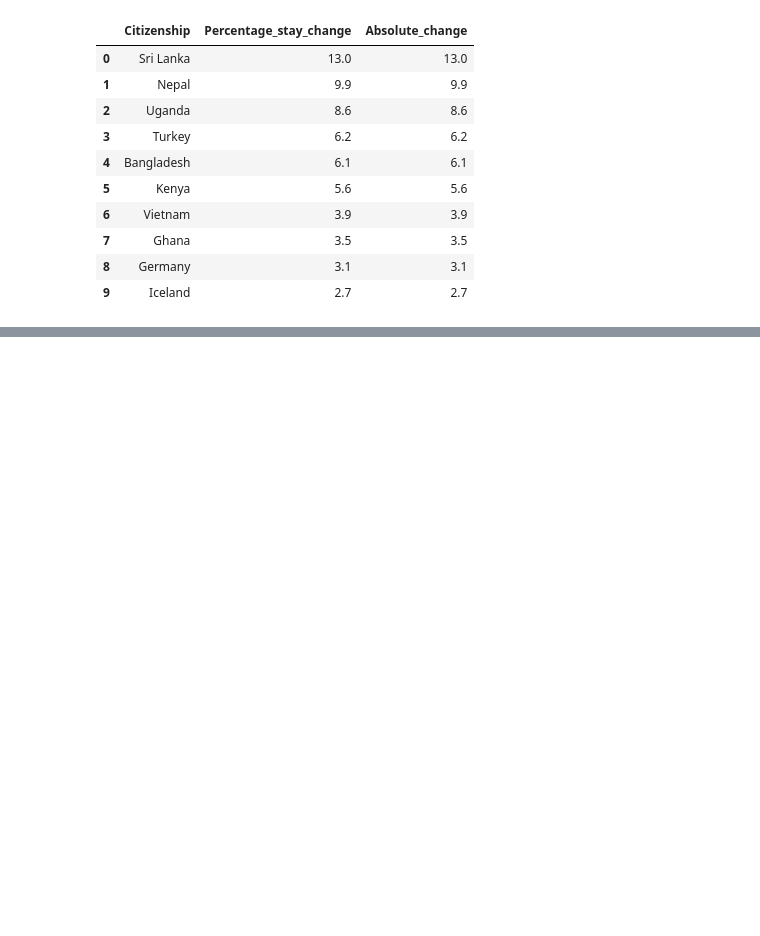
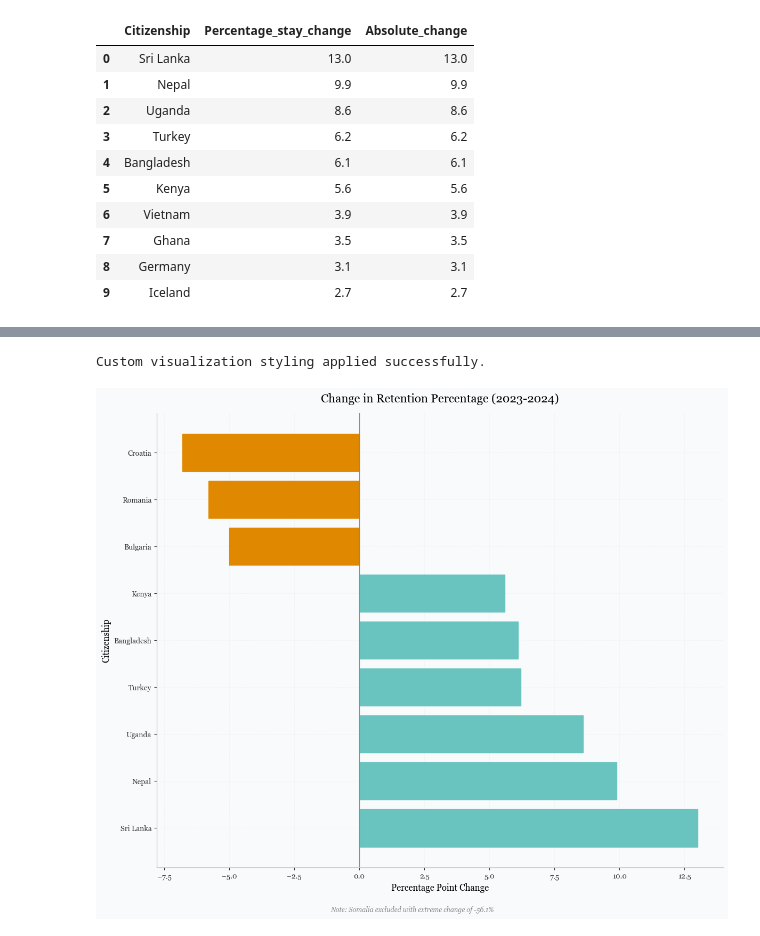
Before and after one commit to KellyDRasmussen/retention, a Jupyter notebook: retention 2024.ipynb, the cells around one changed output, grey strips where cells are left out. Drawn from its saved outputs; the diff is of its cells as text; code cells hidden in the pictures; blank space fills up the shorter version.

```diff
--- a/retention 2024.ipynb
+++ b/retention 2024.ipynb
@@ -480,3 +476,60 @@ filtered_trends_df.tail(30)
 | 58 | Romania | -5.8 | 5.8 |
 | 59 | Croatia | -6.8 | 6.8 |
 | 60 | Somalia | -56.1 | 56.1 |
+# %%
+# Apply custom styling
+cvs.setup_styling()
+
+
+# Filter for countries with absolute change of 5 percentage points or more
+significant_changes = filtered_trends_df[
+    (filtered_trends_df['Citizenship'] != 'Somalia') &
+    (filtered_trends_df['Absolute_change'] >= 5)
+]
+
+# Sort by the actual percentage change value
+significant_changes = significant_changes.sort_values('Percentage_stay_change', ascending=False)
+
+# Create a figure with appropriate size
+fig, ax = plt.subplots(figsize=(12, 10))
+
+# Create horizontal bars
+bars = ax.barh(significant_changes['Citizenship'], significant_changes['Percentage_stay_change'])
+
+# Color the bars based on direction of change
+for i, bar in enumerate(bars):
+    if significant_changes['Percentage_stay_change'].iloc[i] < 0:
+        bar.set_color(cvs.ORANGE)  # Use amber for decreases
+    else:
+        bar.set_color(cvs.TEAL)  # Use teal for increases
+
+# Apply styling
+cvs.apply_chart_style(
+    ax,
+    title="Change in Retention Percentage (2023-2024)",
+    xlabel="Percentage Point Change",
+    ylabel="Citizenship",
+    grid=True
+)
+
+# Add a vertical line at x=0 to clearly separate increases and decreases
+ax.axvline(x=0, color=cvs.COLORS['gray_dark'], linestyle='-', linewidth=1)
+
+
+
+# Add a note about Somalia being excluded
+note_text = f"Note: Somalia excluded with extreme change of -56.1%"
+plt.figtext(0.5, 0.01, note_text, ha='center', fontsize=9,
+            style='italic', color=cvs.COLORS['gray_dark'])
+
+# Adjust layout
+plt.tight_layout(rect=[0, 0.03, 1, 1])
+
+# Save the figure
+cvs.savefig_with_background(fig, "retention_rate_change_2023_2024.png")
+
+# Show the plot
+plt.show()
+# %% [output]
+Custom visualization styling applied successfully.
+[figure, added]
```
Also changed, not shown: parts of 3 cells of this notebook, 1 other file.
